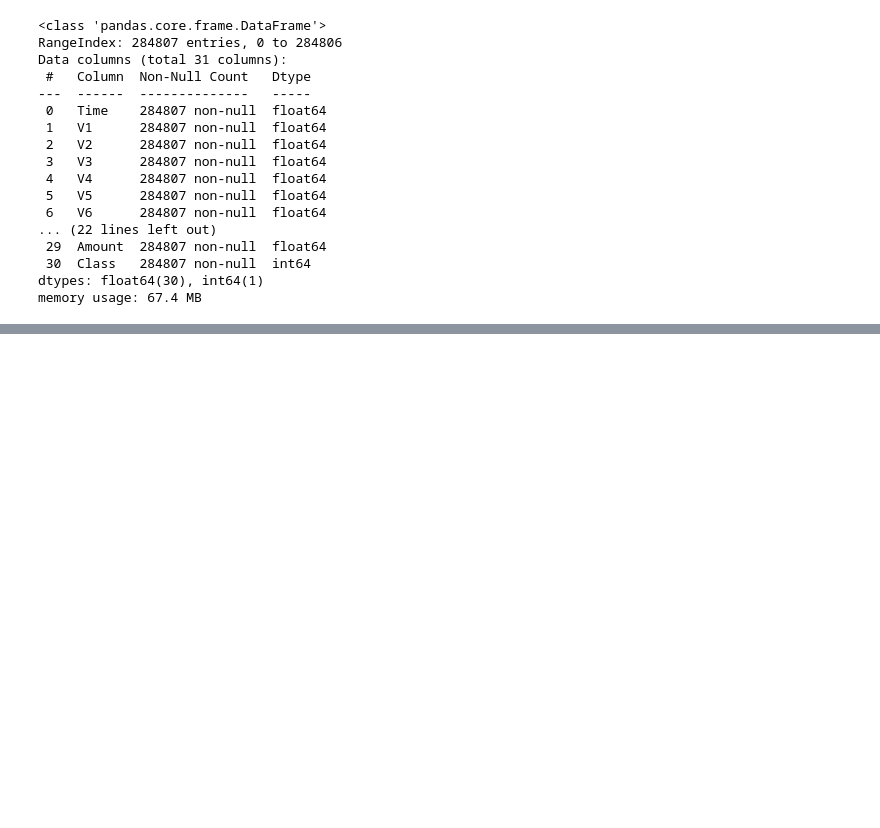
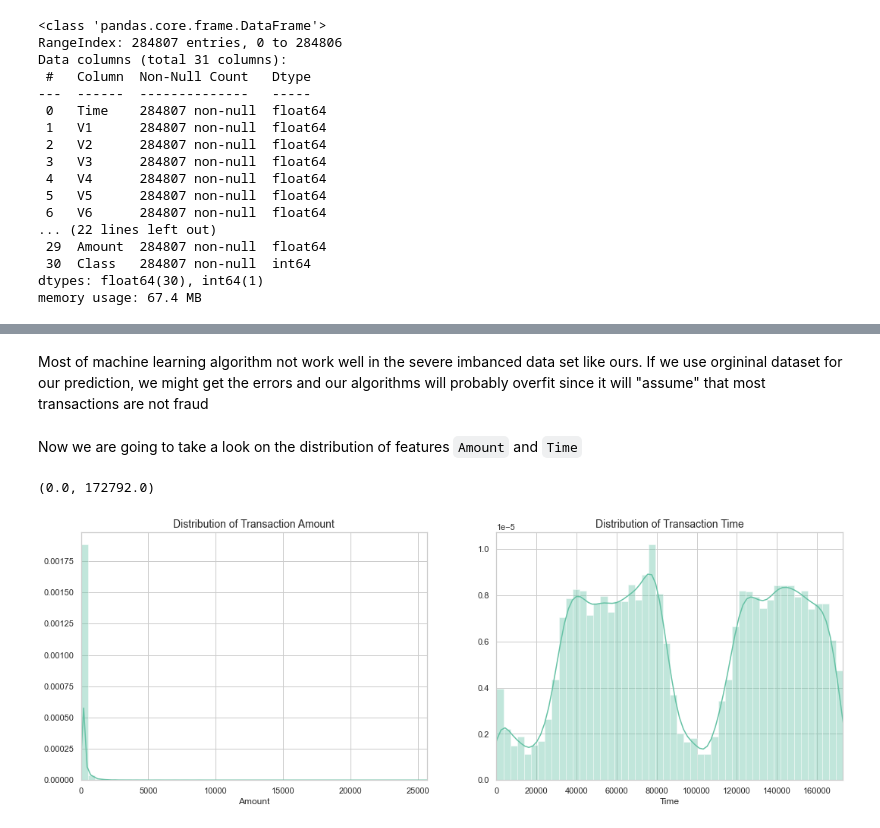
Before and after one commit to Krishnamurtyp/Credit_Card_Fraud_Detection_v1.0, a Jupyter notebook: Credit_Card_Fraud_Detection.ipynb, the cells around one changed output, grey strips where cells are left out. Saved outputs shown, nothing was run; the diff lists cells and outputs as text; code cells hidden in the pictures; blank space fills up the shorter version.

```diff
--- a/Credit_Card_Fraud_Detection.ipynb
+++ b/Credit_Card_Fraud_Detection.ipynb
@@ -93,0 +115,17 @@ memory usage: 67.4 MB
+# %% [markdown]
+<p>Most of machine learning algorithm not work well in the severe imbanced data set like ours. If we use orgininal dataset for our prediction, we might get the errors and our algorithms will probably overfit since it will "assume" that most transactions are not fraud</p>
+# %% [markdown]
+<p>Now we are going to take a look on the distribution of features <code>Amount</code> and <code>Time</code></p>
+# %%
+# Visualize the distribution of feature Amount a Time
+fig, axes = plt.subplots(ncols=2, figsize=(18,6))
+sns.distplot(df['Amount'], ax=axes[0])
+axes[0].set_title('Distribution of Transaction Amount', fontsize=14)
+axes[0].set_xlim([min(df['Amount']), max(df['Amount'])])
+
+sns.distplot(df['Time'], ax=axes[1])
+axes[1].set_title('Distribution of Transaction Time', fontsize=14)
+axes[1].set_xlim([min(df['Time']), max(df['Time'])])
+# %% [output]
+(0.0, 172792.0)
+[figure, added]
```
Also changed, not shown: parts of 26 cells of this notebook.
